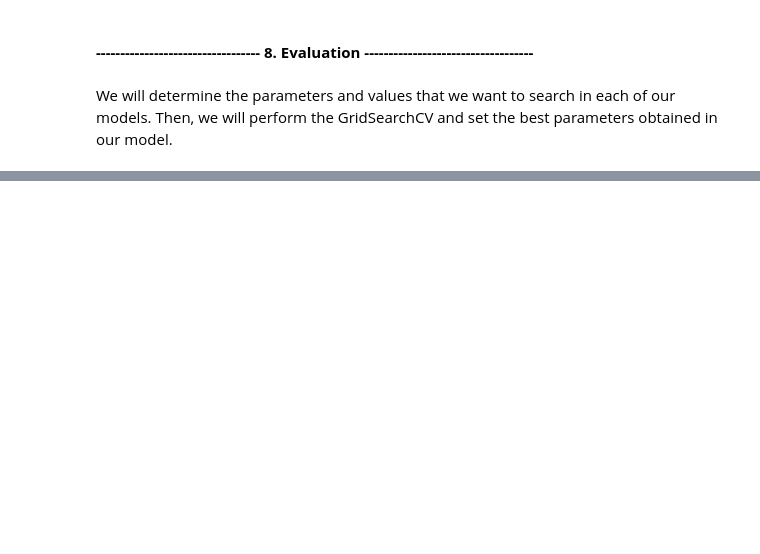
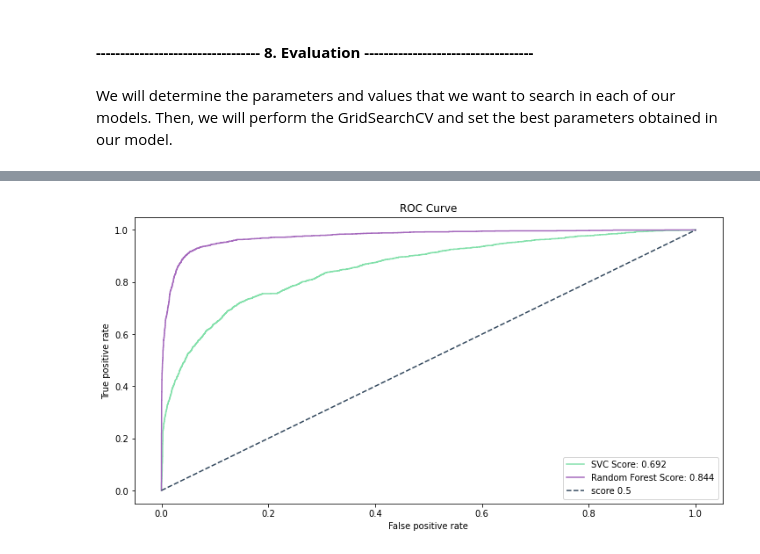
Before and after one commit to MattithyahuData/P2-Bank-churn-prediction, a Jupyter notebook: Code/P2 Code.ipynb, the cells around one changed output, grey strips where cells are left out. Drawn from its saved outputs; the diff is of its cells as text; code cells hidden in the pictures; blank space fills up the shorter version.

```diff
--- a/Code/P2 Code.ipynb
+++ b/Code/P2 Code.ipynb
@@ -795,0 +776,23 @@ plot_confusion_matrix(confusion_matrix(y_test,y_pred),classes=['Non Churn','Chur
+# %%
+def get_scores(y, predicted, predicted_proba):
+    """
+    returns the roc auc scores for the given predictions
+    """
+    auc_score = roc_auc_score(y, predicted)
+    fpr_df, tpr_df, _ = roc_curve(y, predicted_proba)
+    return auc_score, fpr_df, tpr_df
+# %%
+auc_svc, fpr_svc, tpr_svc = get_scores(y, model1.predict(X), model1.predict_proba(X)[:,1])
+auc_rf, fpr_rf, tpr_rf = get_scores(y, model2.predict(X), model2.predict_proba(X)[:,1])
+# %%
+plt.figure(figsize = (12,6), linewidth= 1)
+plt.plot(fpr_svc, tpr_svc, label = f'SVC Score: {str(round(auc_svc, 3))}', color='#82E0AA')
+plt.plot(fpr_rf, tpr_rf, label = f'Random Forest Score: {str(round(auc_rf, 3))}', color='#A569BD')
+plt.plot([0,1], [0,1], '--', label = 'score 0.5', color='#34495E')
+plt.xlabel('False positive rate')
+plt.ylabel('True positive rate')
+plt.title('ROC Curve')
+plt.legend(loc='best')
+plt.show()
+# %% [output]
+[figure, added]
```
Also changed, not shown: parts of 49 cells of this notebook, 5 other files.
